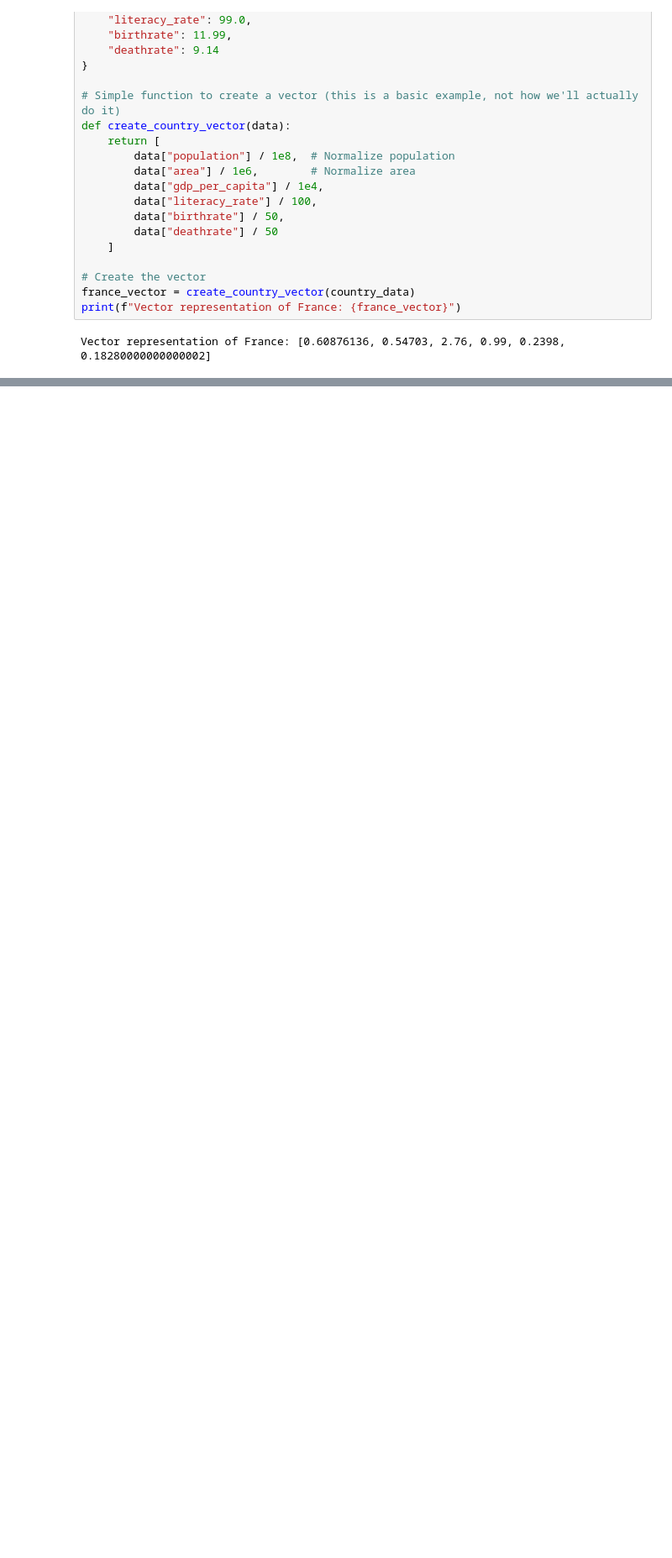
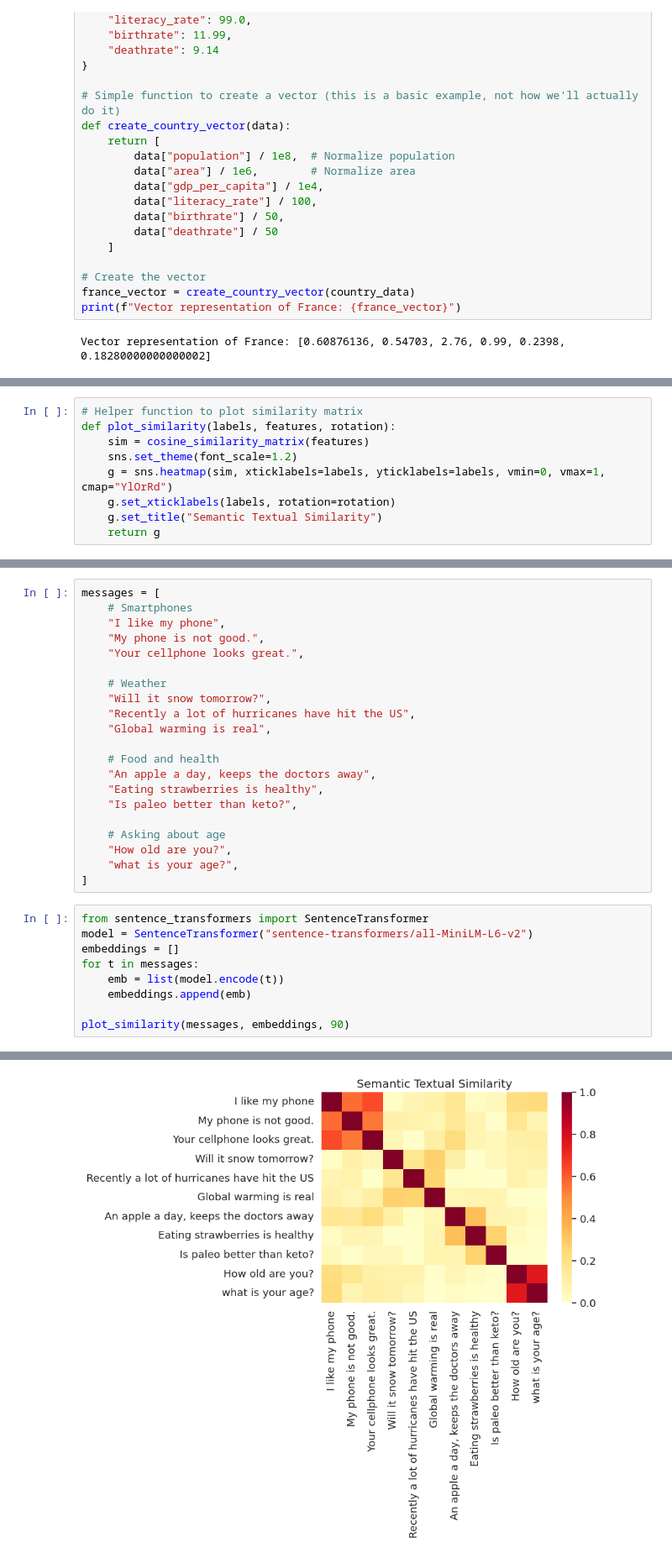
Before and after one commit to AMindCoder/AMindCoder.github.io, a Jupyter notebook: Semantic_Search_Course.ipynb, the cells around one changed output, grey strips where cells are left out. Shown: that part at 84% size. Drawn from its saved outputs; the diff is of its cells as text; blank space fills up the shorter version.

```diff
--- a/Semantic_Search_Course.ipynb
+++ b/Semantic_Search_Course.ipynb
@@ -48,0 +401,9 @@ Vector representation of France: [0.60876136, 0.54703, 2.76, 0.99, 0.2398, 0.182
+# %%
+# Helper function to plot similarity matrix
+def plot_similarity(labels, features, rotation):
+    sim = cosine_similarity_matrix(features)
+    sns.set_theme(font_scale=1.2)
+    g = sns.heatmap(sim, xticklabels=labels, yticklabels=labels, vmin=0, vmax=1, cmap="YlOrRd")
+    g.set_xticklabels(labels, rotation=rotation)
+    g.set_title("Semantic Textual Similarity")
+    return g
@@ -48,0 +430,31 @@ Vector representation of France: [0.60876136, 0.54703, 2.76, 0.99, 0.2398, 0.182
+# %%
+messages = [
+    # Smartphones
+    "I like my phone",
+    "My phone is not good.",
+    "Your cellphone looks great.",
+
+    # Weather
+    "Will it snow tomorrow?",
+    "Recently a lot of hurricanes have hit the US",
+    "Global warming is real",
+
+    # Food and health
+    "An apple a day, keeps the doctors away",
+    "Eating strawberries is healthy",
+    "Is paleo better than keto?",
+
+    # Asking about age
+    "How old are you?",
+    "what is your age?",
+]
+# %%
+from sentence_transformers import SentenceTransformer
+model = SentenceTransformer("sentence-transformers/all-MiniLM-L6-v2")
+embeddings = []
+for t in messages:
+    emb = list(model.encode(t))
+    embeddings.append(emb)
+
+plot_similarity(messages, embeddings, 90)
+# %% [output]
@@ -48,0 +462 @@ Vector representation of France: [0.60876136, 0.54703, 2.76, 0.99, 0.2398, 0.182
+[figure, added]
```
Also changed, not shown: parts of 32 cells of this notebook.
